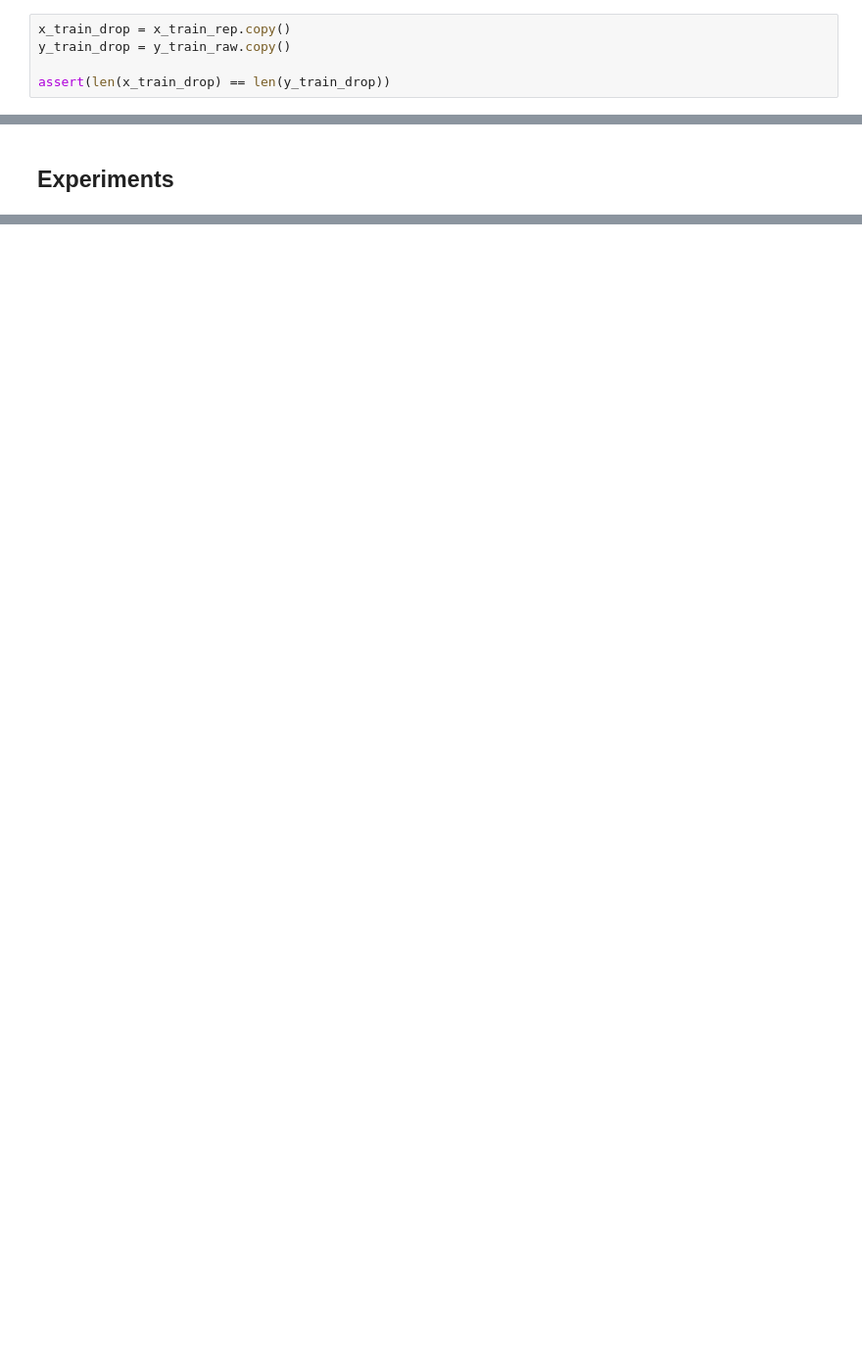
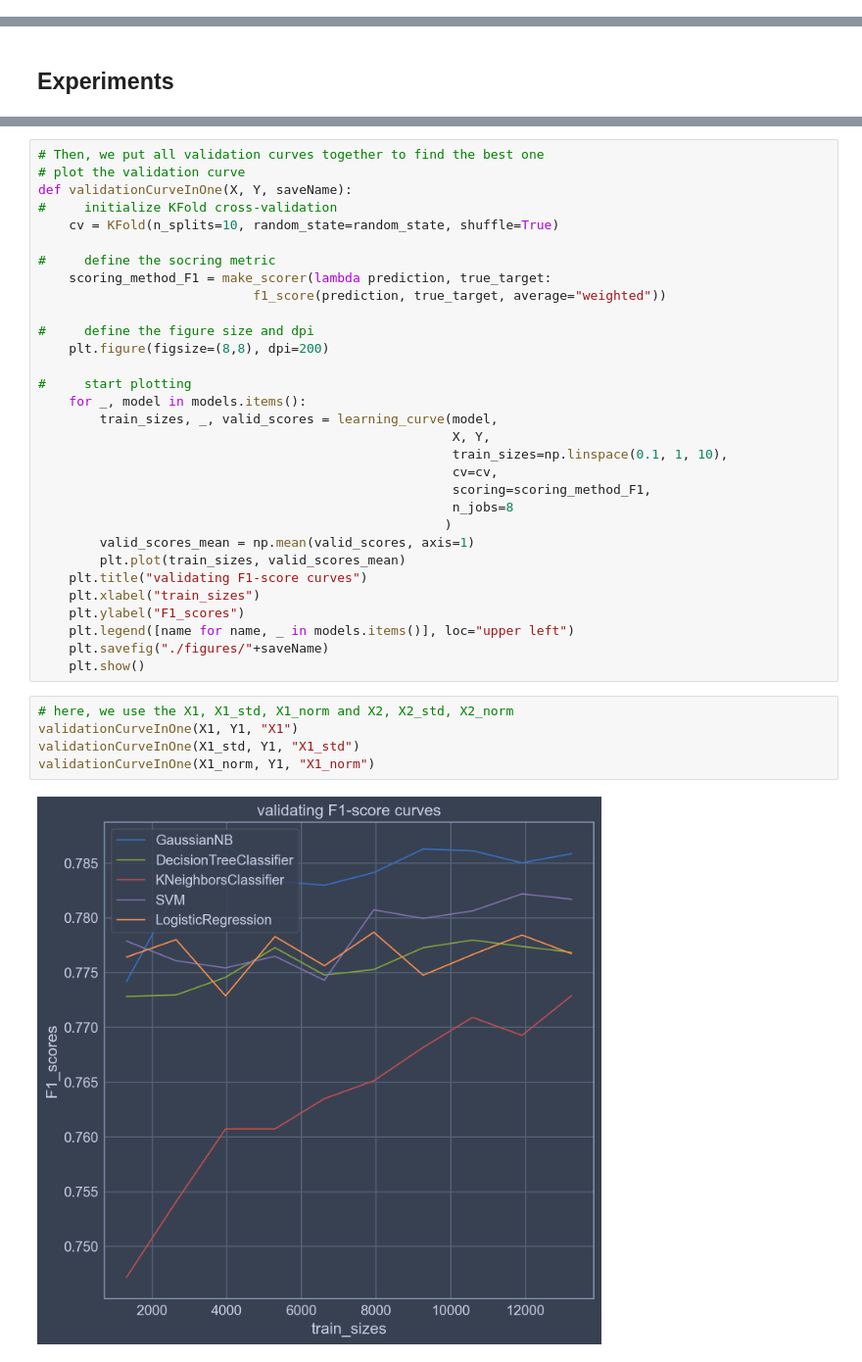
Before and after one commit to Timo9Madrid7/CSE2510MachineLearning, a Jupyter notebook: America Census/GROUP_problem_census.ipynb, the cells around one changed output, grey strips where cells are left out. Shown at 98% size. Cells and saved outputs as stored; diff of their text form; blank space fills up the shorter version.

```diff
--- a/America Census/GROUP_problem_census.ipynb
+++ b/America Census/GROUP_problem_census.ipynb
@@ -236,5 +205,0 @@ dtype: int64
-# %%
-x_train_drop = x_train_rep.copy()
-y_train_drop = y_train_raw.copy()
-
-assert(len(x_train_drop) == len(y_train_drop))
@@ -621,0 +481,38 @@ best paramters:
+# %%
+# Then, we put all validation curves together to find the best one
+# plot the validation curve
+def validationCurveInOne(X, Y, saveName):
+#     initialize KFold cross-validation
+    cv = KFold(n_splits=10, random_state=random_state, shuffle=True)
+
+#     define the socring metric
+    scoring_method_F1 = make_scorer(lambda prediction, true_target:
+                            f1_score(prediction, true_target, average="weighted"))
+
+#     define the figure size and dpi
+    plt.figure(figsize=(8,8), dpi=200)
+
+#     start plotting
+    for _, model in models.items():
+        train_sizes, _, valid_scores = learning_curve(model,
+                                                      X, Y,
+                                                      train_sizes=np.linspace(0.1, 1, 10),
+                                                      cv=cv,
+                                                      scoring=scoring_method_F1,
+                                                      n_jobs=8
+                                                     )
+        valid_scores_mean = np.mean(valid_scores, axis=1)
+        plt.plot(train_sizes, valid_scores_mean)
+    plt.title("validating F1-score curves")
+    plt.xlabel("train_sizes")
+    plt.ylabel("F1_scores")
+    plt.legend([name for name, _ in models.items()], loc="upper left")
+    plt.savefig("./figures/"+saveName)
+    plt.show()
+# %%
+# here, we use the X1, X1_std, X1_norm and X2, X2_std, X2_norm
+validationCurveInOne(X1, Y1, "X1")
+validationCurveInOne(X1_std, Y1, "X1_std")
+validationCurveInOne(X1_norm, Y1, "X1_norm")
+# %% [output]
+[figure, added]
```
Also changed, not shown: parts of 82 cells of this notebook, 8 other files.
